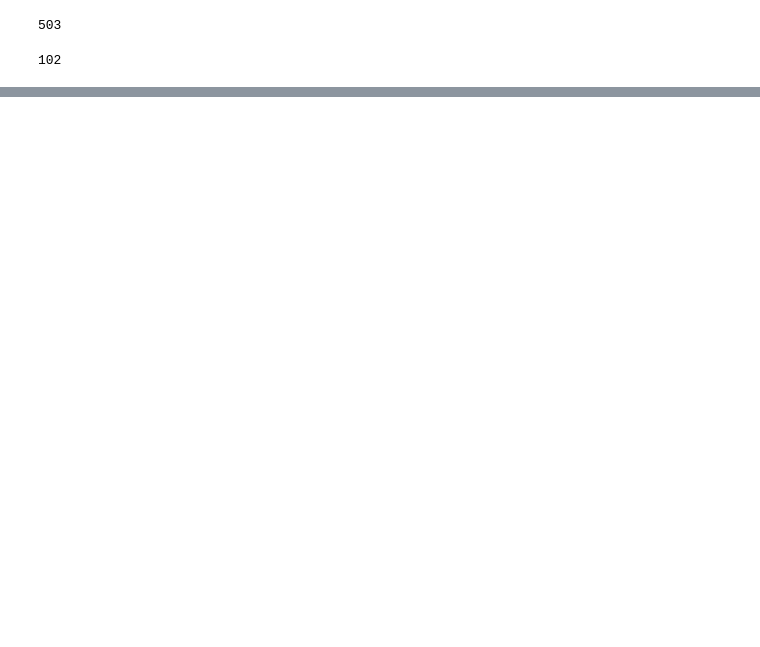
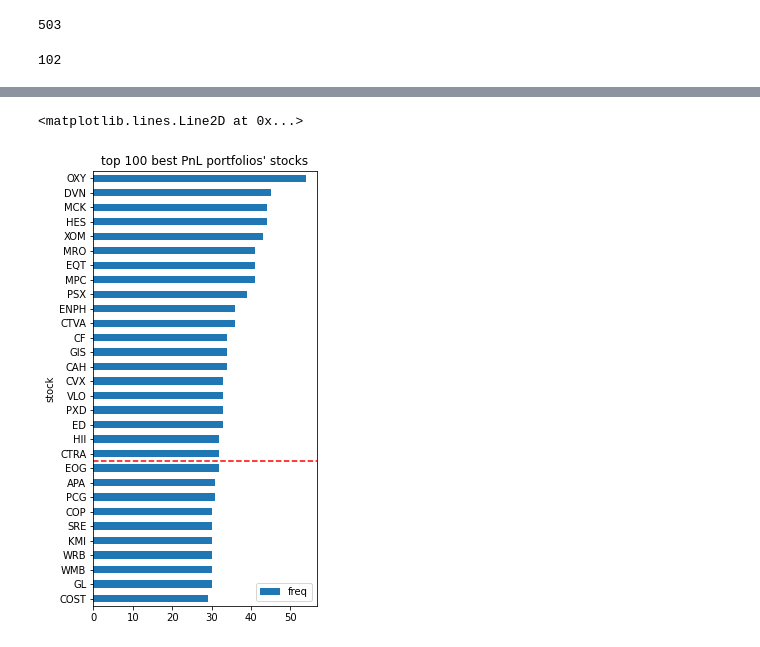
Before and after one commit to chantomkit/4061_backup, a Jupyter notebook: project_B/mc_portfolio.ipynb, the cells around one changed output, grey strips where cells are left out. Drawn from its saved outputs; the diff is of its cells as text; code cells hidden in the pictures; blank space fills up the shorter version.

```diff
--- a/project_B/mc_portfolio.ipynb
+++ b/project_B/mc_portfolio.ipynb
@@ -69,0 +75,15 @@ portfolio.DailyPercentageReturn.mean()
+# %%
+hist = {}
+for idx in np.argpartition(p.history_pnl, -100)[-100:]:
+    for s in p.history_stocks[idx]:
+        if hist.get(s, -1) == -1:
+            hist[s] = 1
+        else:
+            hist[s] += 1
+hist_df = pd.DataFrame(hist.items(), columns=['stock', 'freq']).sort_values('freq')
+# %%
+ax = hist_df.tail(topk).plot.barh(x='stock', figsize=(4,8), title="top 100 best PnL portfolios' stocks")
+ax.axhline(topk-bestk-0.5, c='red', ls='--')
+# %% [output]
+<matplotlib.lines.Line2D at 0x...>
+[figure, added]
```
Also changed, not shown: parts of 19 cells of this notebook, 11 other files.
